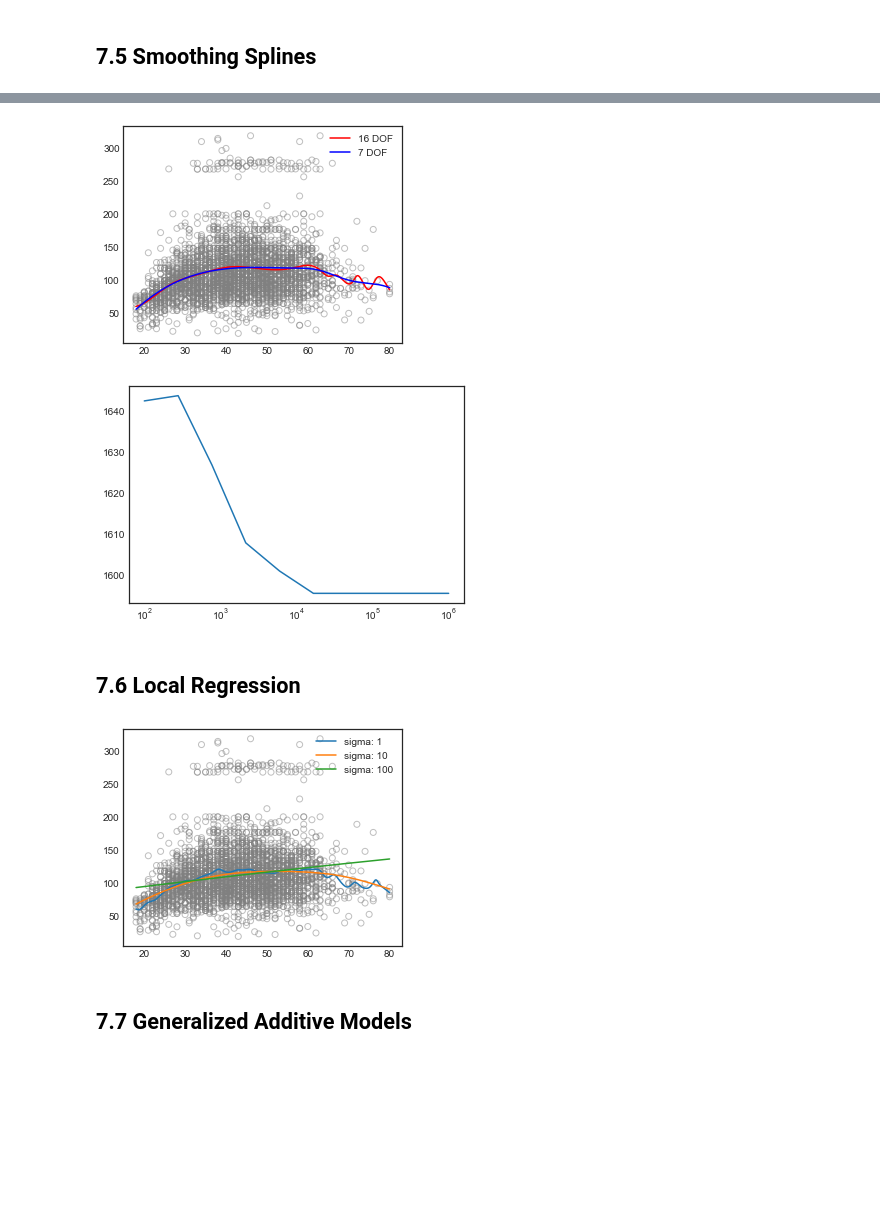
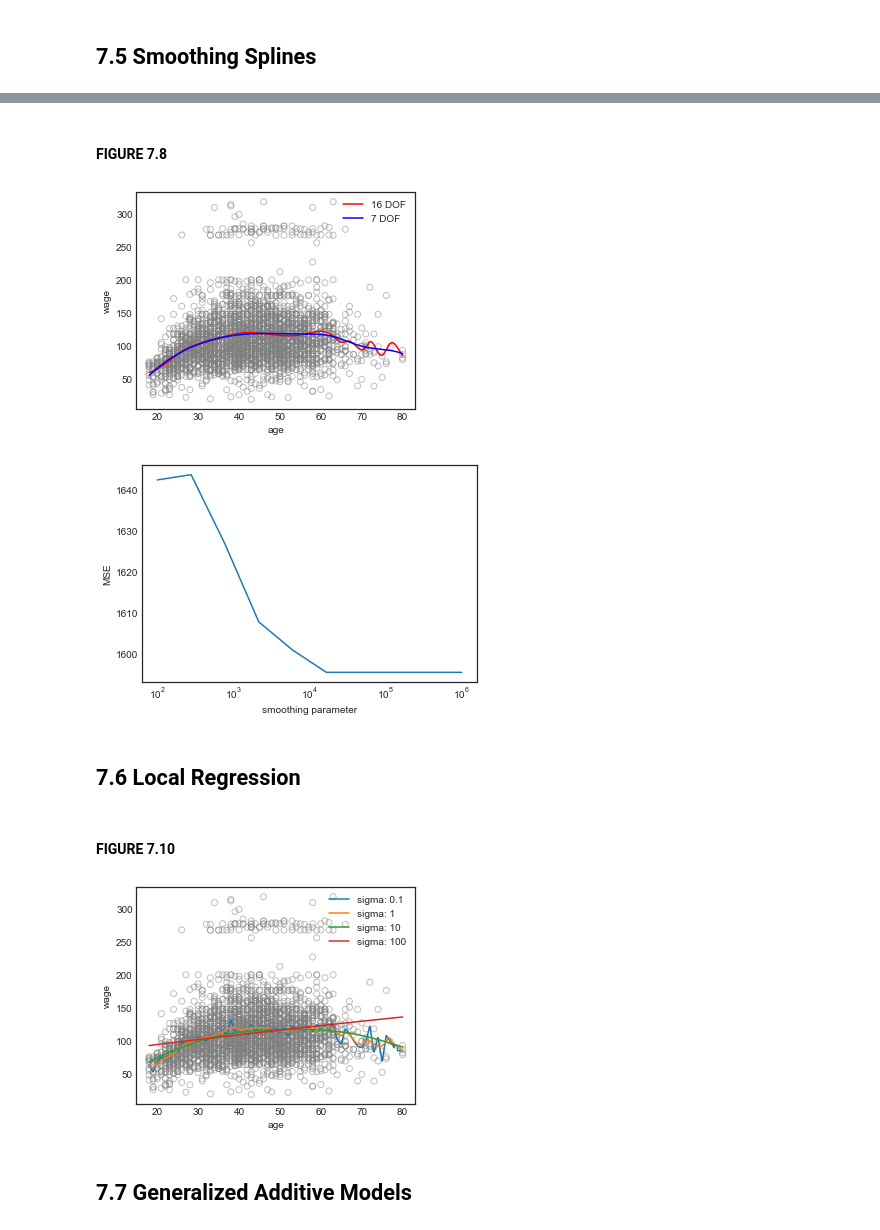
Before and after one commit to pedvide/ISLR_Python, a Jupyter notebook: Chapter7_Moving_Beyond_Linearity.ipynb, the cells around one changed output, grey strips where cells are left out. Saved outputs shown, nothing was run; the diff lists cells and outputs as text; code cells hidden in the pictures; blank space fills up the shorter version.

```diff
--- a/Chapter7_Moving_Beyond_Linearity.ipynb
+++ b/Chapter7_Moving_Beyond_Linearity.ipynb
@@ -398,3 +407,5 @@ SmoothingSpline(s=3750.0)
+# %% [markdown]
+#### FIGURE 7.8
 # %%
 fig, ax = plt.subplots(1, 1, figsize=(5,4))
 
@@ -405,9 +416,11 @@ y_pred_df7 = smoothing_spline_df7.predict(age_range)
 ax.scatter(X, y, facecolors='None', edgecolors='grey', alpha=.5)
 ax.plot(age_range, y_pred_df16, 'r', label='16 DOF')
 ax.plot(age_range, y_pred_df7, 'b', label='7 DOF')
+ax.set_xlabel('age')
+ax.set_ylabel('wage')
 ax.legend();
 # %% [output]
-[figure, old version]
+[figure, new version]
 # %%
 errors_smooth = []
 smoothing = np.logspace(2, 6, 10)
@@ -416,8 +429,10 @@ for s in smoothing:
     errors_smooth.append(-score.mean())
 # %%
 plt.semilogx(smoothing, errors_smooth);
+plt.xlabel('smoothing parameter')
+plt.ylabel('MSE');
 # %% [output]
-[figure, old version]
+[figure, new version]
 # %% [markdown]
 ## 7.6 Local Regression
 # %%
@@ -428,21 +443,26 @@ y = df_wage['wage'].values
 age_range = np.linspace(df_wage.age.min(), df_wage.age.max(), 1000).reshape((-1, 1))
 # %%
 n_neighbors = len(X)  # all NN, use sigma to control local influence
-sigmas = [1, 10, 100]
+# sigma is related to the maximum distance between neighbors (in years)
+sigmas = [0.1, 1, 10, 100]
 y_preds = []
 for sigma in sigmas:
     kernel = lambda dist: np.exp(-dist**2/(2*sigma**2))
     local_regression = local_regressor.LocalRegressor(n_neighbors, weights=kernel)
     local_regression.fit(X, y)
     y_preds.append(local_regression.predict(age_range))
+# %% [markdown]
+#### FIGURE 7.10
 # %%
 fig, ax = plt.subplots(1, 1, figsize=(5,4))
 
 ax.scatter(X, y, facecolors='None', edgecolors='grey', alpha=.5)
 for num, sigma in enumerate(sigmas):
     ax.plot(age_range, y_preds[num], label=f'sigma: {sigma}')
 ax.legend();
+ax.set_xlabel('age')
+ax.set_ylabel('wage');
 # %% [output]
-[figure, old version]
+[figure, new version]
 # %% [markdown]
 ## 7.7 Generalized Additive Models
```
Also changed, not shown: parts of 21 cells of this notebook.
